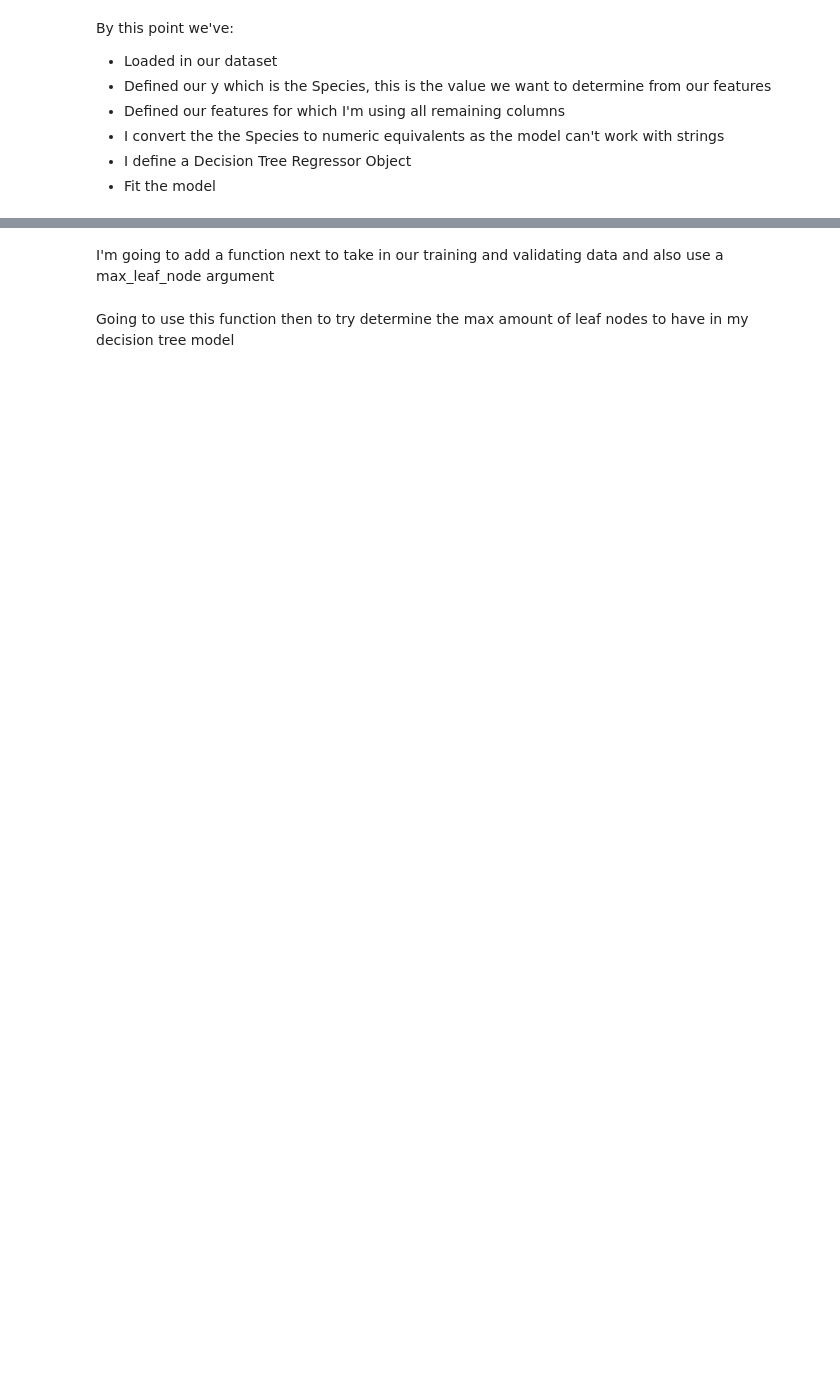
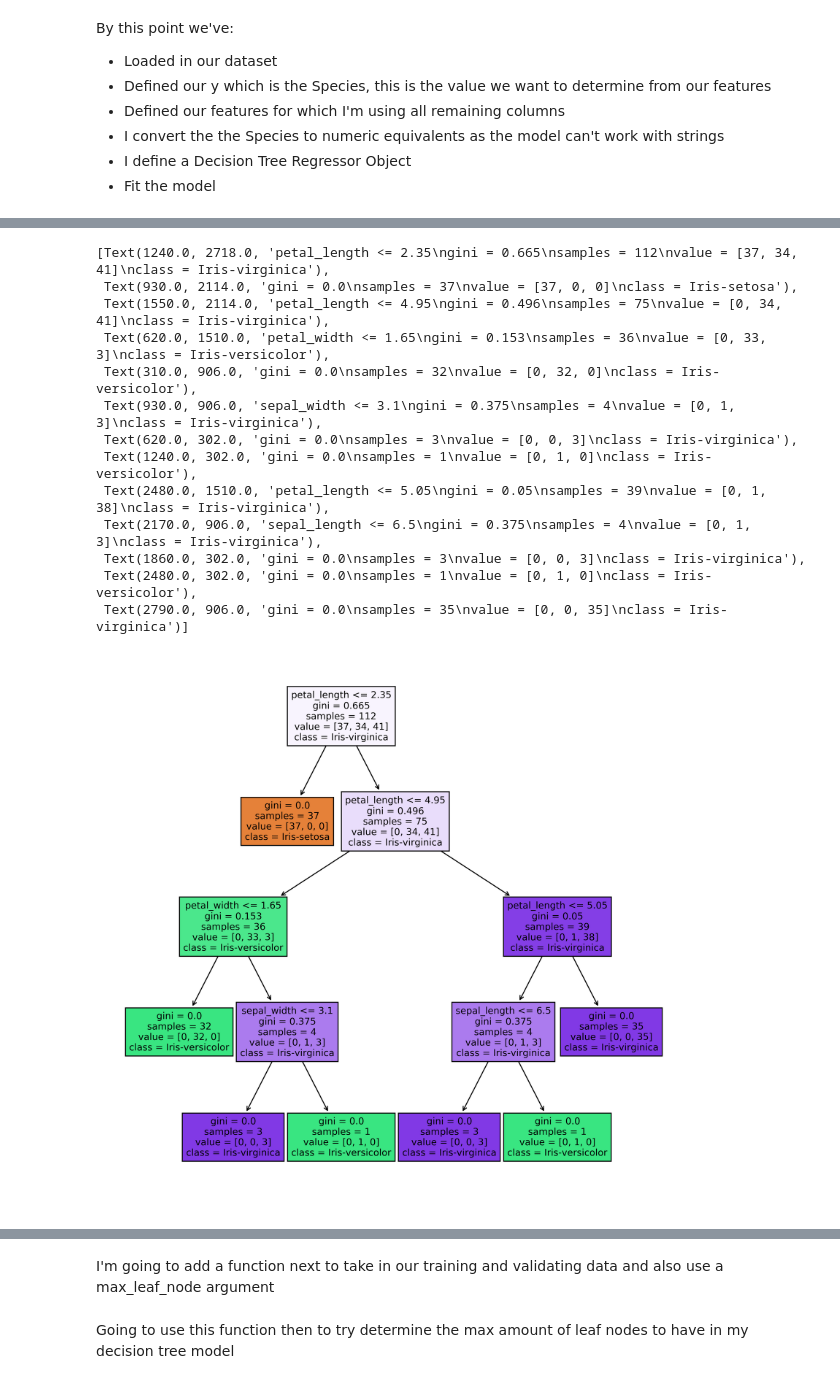
Before and after one commit to itskeithstudent/pands-project-iris-2020, a Jupyter notebook: Jupyter Analysis/iris_decision_tree.ipynb, the cells around one changed output, grey strips where cells are left out. Cells and saved outputs as stored; diff of their text form; code cells hidden in the pictures; blank space fills up the shorter version.

```diff
--- a/Jupyter Analysis/iris_decision_tree.ipynb
+++ b/Jupyter Analysis/iris_decision_tree.ipynb
@@ -107,2 +142,23 @@ print(val_predictions)
+# %%
+fig, axes = plt.subplots(nrows = 1,ncols = 1,figsize = (10,10), dpi=400)
+tree.plot_tree(iris_model,
+               feature_names = feature_names,
+               class_names=species_names,
+               filled = True)
+# %% [output]
+[Text(1240.0, 2718.0, 'petal_length <= 2.35\ngini = 0.665\nsamples = 112\nvalue = [37, 34, 41]\nclass = Iris-virginica'),
+ Text(930.0, 2114.0, 'gini = 0.0\nsamples = 37\nvalue = [37, 0, 0]\nclass = Iris-setosa'),
+ Text(1550.0, 2114.0, 'petal_length <= 4.95\ngini = 0.496\nsamples = 75\nvalue = [0, 34, 41]\nclass = Iris-virginica'),
+ Text(620.0, 1510.0, 'petal_width <= 1.65\ngini = 0.153\nsamples = 36\nvalue = [0, 33, 3]\nclass = Iris-versicolor'),
+ Text(310.0, 906.0, 'gini = 0.0\nsamples = 32\nvalue = [0, 32, 0]\nclass = Iris-versicolor'),
+ Text(930.0, 906.0, 'sepal_width <= 3.1\ngini = 0.375\nsamples = 4\nvalue = [0, 1, 3]\nclass = Iris-virginica'),
+ Text(620.0, 302.0, 'gini = 0.0\nsamples = 3\nvalue = [0, 0, 3]\nclass = Iris-virginica'),
+ Text(1240.0, 302.0, 'gini = 0.0\nsamples = 1\nvalue = [0, 1, 0]\nclass = Iris-versicolor'),
+ Text(2480.0, 1510.0, 'petal_length <= 5.05\ngini = 0.05\nsamples = 39\nvalue = [0, 1, 38]\nclass = Iris-virginica'),
+ Text(2170.0, 906.0, 'sepal_length <= 6.5\ngini = 0.375\nsamples = 4\nvalue = [0, 1, 3]\nclass = Iris-virginica'),
+ Text(1860.0, 302.0, 'gini = 0.0\nsamples = 3\nvalue = [0, 0, 3]\nclass = Iris-virginica'),
+ Text(2480.0, 302.0, 'gini = 0.0\nsamples = 1\nvalue = [0, 1, 0]\nclass = Iris-versicolor'),
+ Text(2790.0, 906.0, 'gini = 0.0\nsamples = 35\nvalue = [0, 0, 35]\nclass = Iris-virginica')]
+[figure, added]
 # %%
 #compare whether the two are returning the same values at each index, this is to visually show whether we've matches or not
```
Also changed, not shown: parts of 26 cells of this notebook, 2 other files.
